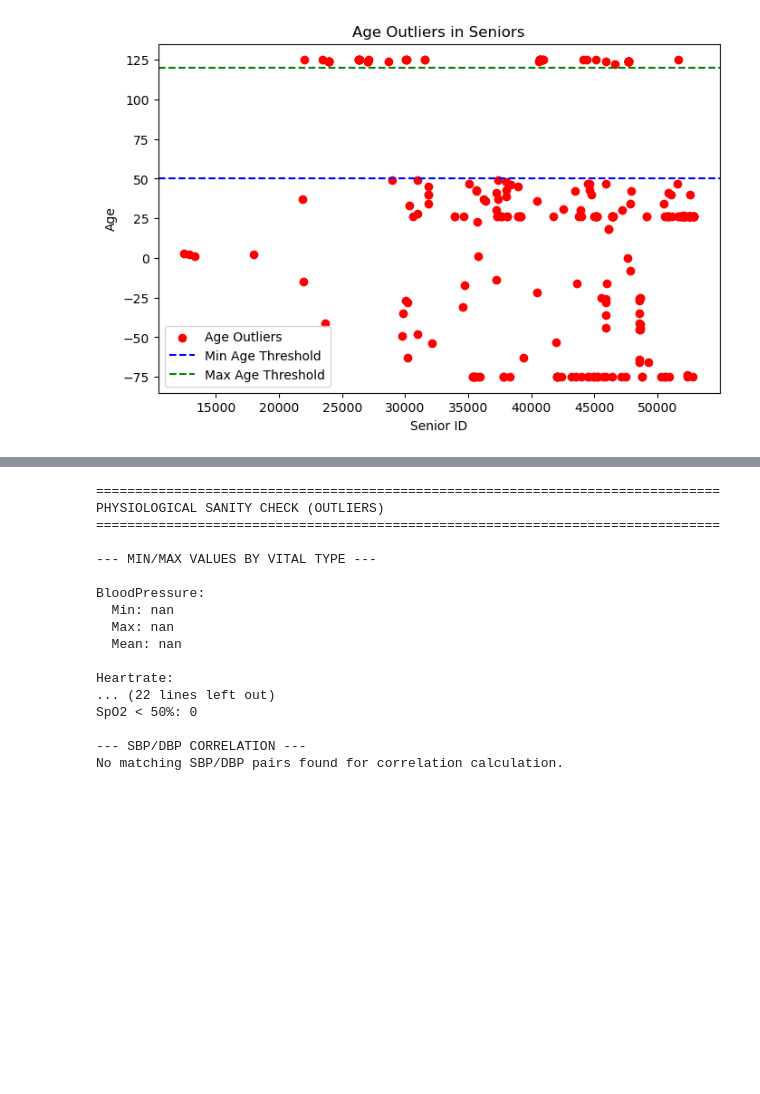
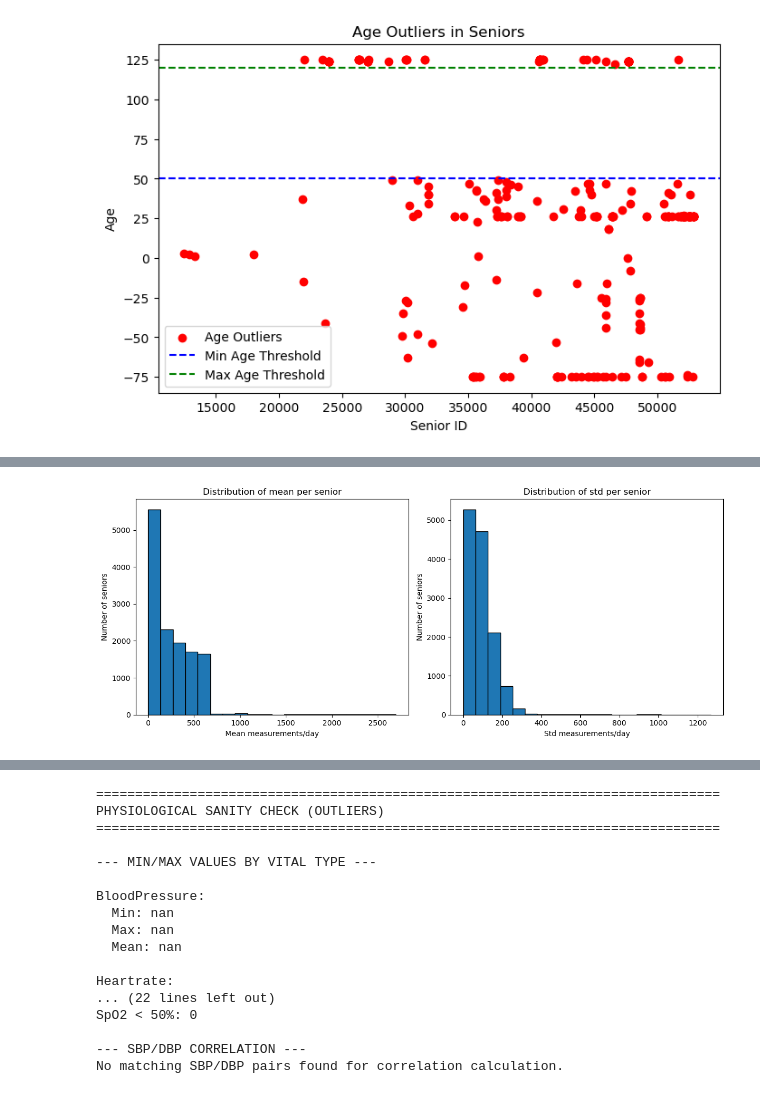
Before and after one commit to eldarmuk/AI-CVD, a Jupyter notebook: notebooks/02_basic_eda.ipynb, the cells around one changed output, grey strips where cells are left out. Saved outputs shown, nothing was run; the diff lists cells and outputs as text; code cells hidden in the pictures; blank space fills up the shorter version.

Commit message:
Basic Measurement EDA Complete

```diff
--- a/notebooks/02_basic_eda.ipynb
+++ b/notebooks/02_basic_eda.ipynb
@@ -220,0 +213,4 @@ print(f"Std dev: {measurements_per_senior.std():.2f}")
+# %%
+measurements_per_day = measurements_df.groupby(['senior_id', measurements_df['date'].dt.date]).size()
+measurements_per_day_stats = measurements_per_day.groupby('senior_id').agg(['mean', 'std', 'min', 'max'])
+measurements_per_day_stats.head(10)
@@ -220,0 +230,17 @@ print(f"Std dev: {measurements_per_senior.std():.2f}")
+# %%
+stats = measurements_per_day_stats.copy()
+stats = stats.reset_index()
+# %%
+fig, axes = plt.subplots(1, 2, figsize=(12, 5))
+axes[0].hist(stats['mean'].dropna(), bins=20, edgecolor='black')
+axes[0].set_xlabel('Mean measurements/day')
+axes[0].set_ylabel('Number of seniors')
+axes[0].set_title('Distribution of mean per senior')
+axes[1].hist(stats['std'].dropna(), bins=20, edgecolor='black')
+axes[1].set_xlabel('Std measurements/day')
+axes[1].set_ylabel('Number of seniors')
+axes[1].set_title('Distribution of std per senior')
+plt.tight_layout()
+plt.show()
+# %% [output]
+[figure, added]
```
Also changed, not shown: parts of 22 cells of this notebook.
